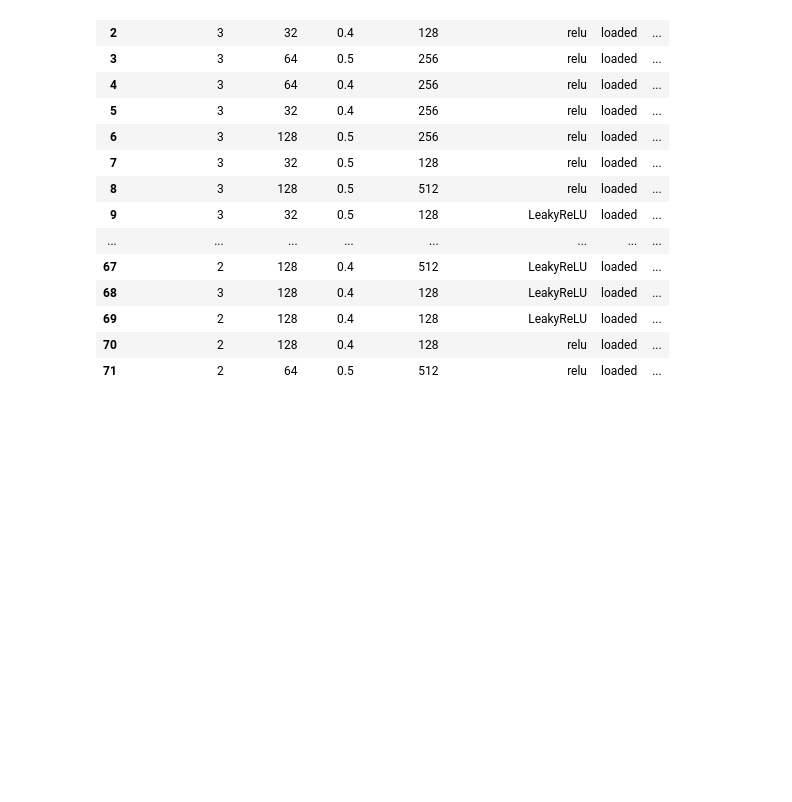
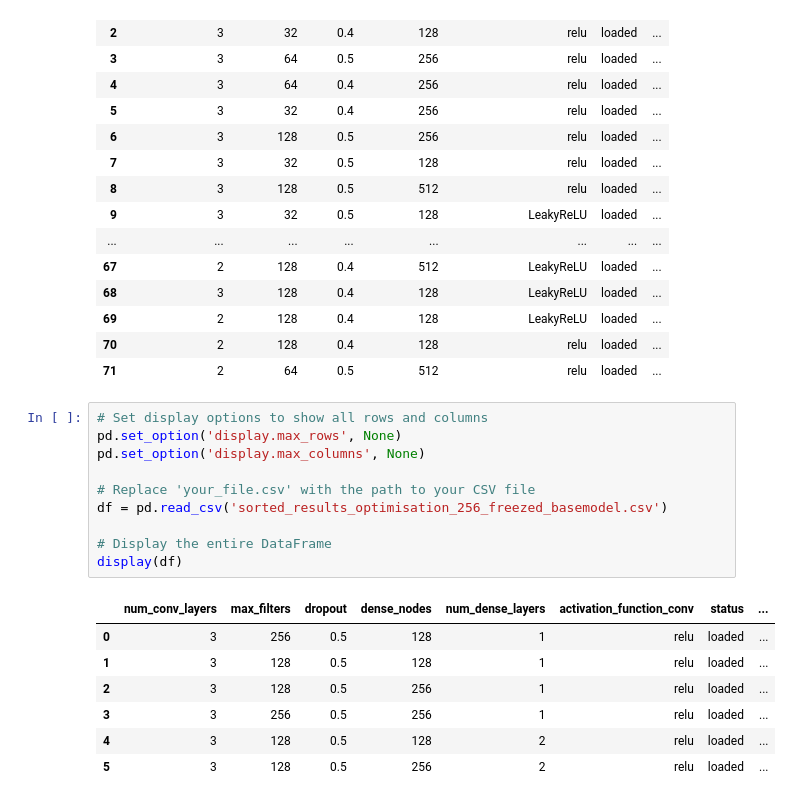
Before and after one commit to JonasOllesch/UniStuff, a Jupyter notebook: Report ML/code/tabellenreader.ipynb, the cells around one changed output. Saved outputs shown, nothing was run; the diff lists cells and outputs as text; blank space fills up the shorter version.

```diff
--- a/Report ML/code/tabellenreader.ipynb
+++ b/Report ML/code/tabellenreader.ipynb
@@ -29,3 +29,21 @@ display(df)
 | 69 | 2 | 128 | 0.4 | 128 | LeakyReLU | loaded | ... |
 | 70 | 2 | 128 | 0.4 | 128 | relu | loaded | ... |
 | 71 | 2 | 64 | 0.5 | 512 | relu | loaded | ... |
+# %%
+# Set display options to show all rows and columns
+pd.set_option('display.max_rows', None)
+pd.set_option('display.max_columns', None)
+
+# Replace 'your_file.csv' with the path to your CSV file
+df = pd.read_csv('sorted_results_optimisation_256_freezed_basemodel.csv')
+
+# Display the entire DataFrame
+display(df)
+# %% [output]
+|  | num_conv_layers | max_filters | dropout | dense_nodes | num_dense_layers | activation_function_conv | status | ... |
+| 0 | 3 | 256 | 0.5 | 128 | 1 | relu | loaded | ... |
+| 1 | 3 | 128 | 0.5 | 128 | 1 | relu | loaded | ... |
+| 2 | 3 | 128 | 0.5 | 256 | 1 | relu | loaded | ... |
+| 3 | 3 | 256 | 0.5 | 256 | 1 | relu | loaded | ... |
+| 4 | 3 | 128 | 0.5 | 128 | 2 | relu | loaded | ... |
+| 5 | 3 | 128 | 0.5 | 256 | 2 | relu | loaded | ... |
```
Also changed, not shown: 6 other files.
